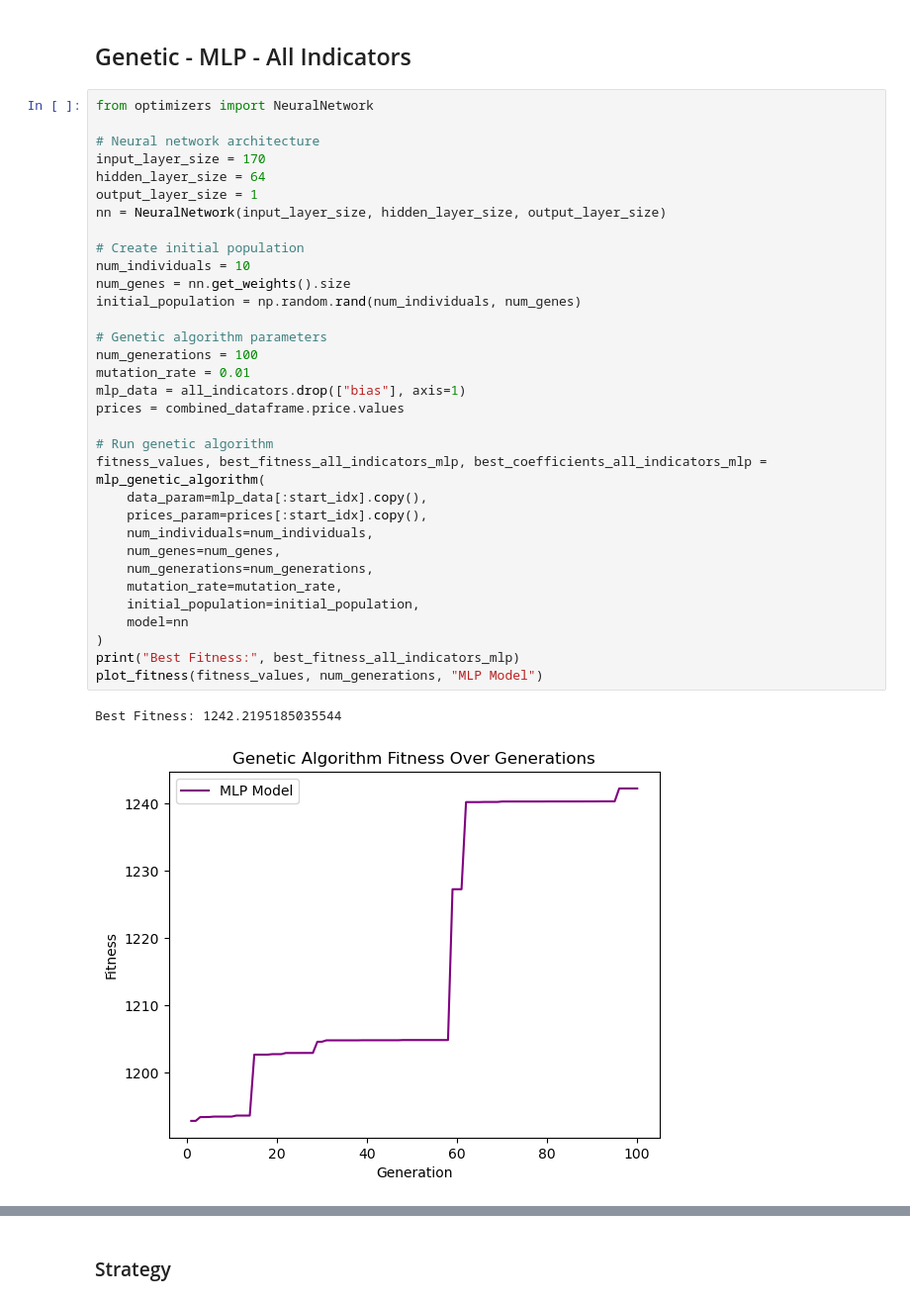
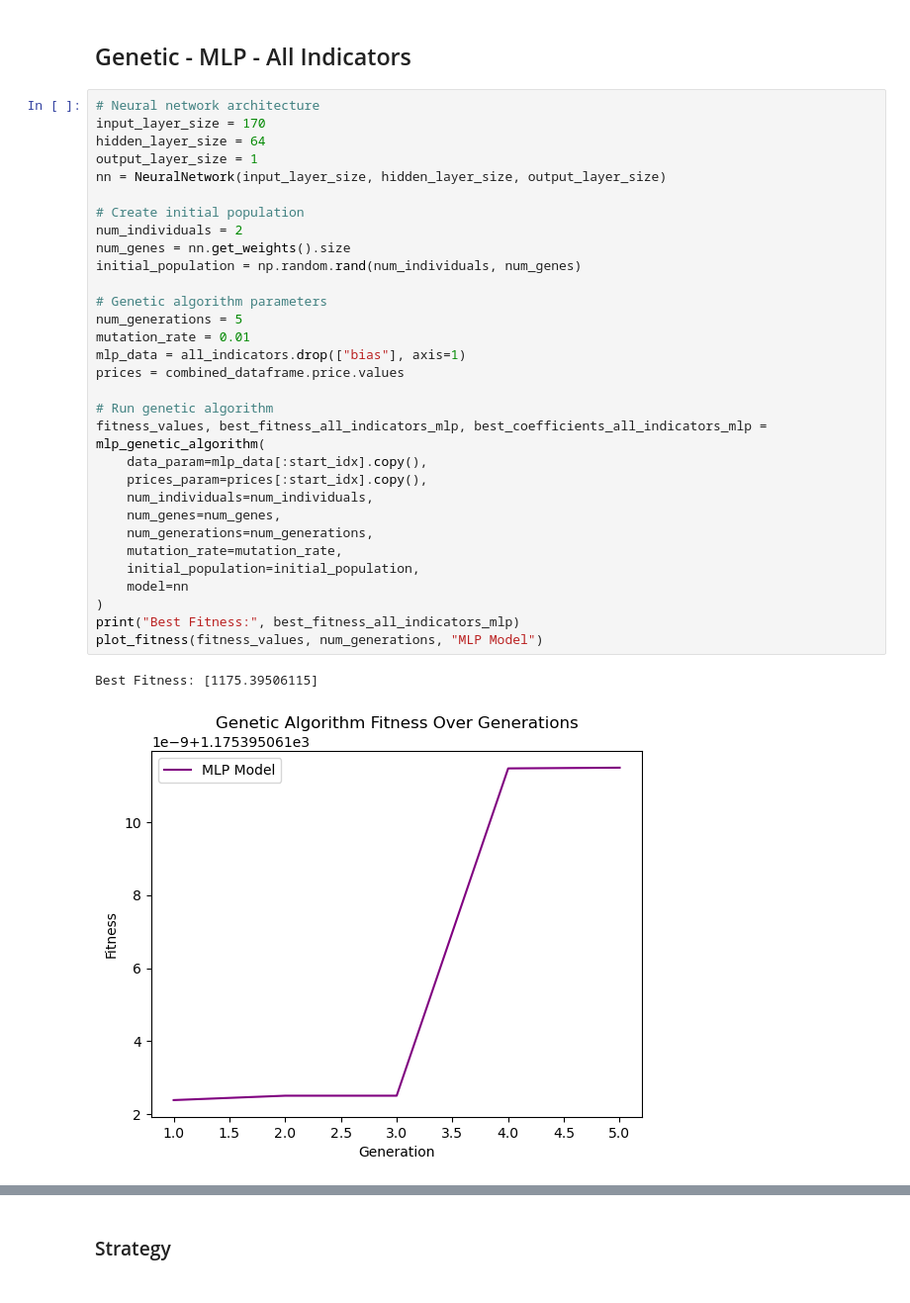
Before and after one commit to afsharino/Undergraduate-Capstone-Project, a Jupyter notebook: src/main.ipynb, the cells around one changed output, grey strips where cells are left out. Shown at 99% size. Cells and saved outputs as stored; diff of their text form.

```diff
--- a/src/main.ipynb
+++ b/src/main.ipynb
@@ -1100,38 +1097,36 @@ subplot("Fearandgreed", uptrend_data, sideway_data, downtrend_data)
 # %% [markdown]
 ## Genetic - MLP - All Indicators
 # %%
-from optimizers import NeuralNetwork
-
 # Neural network architecture
 input_layer_size = 170
 hidden_layer_size = 64
 output_layer_size = 1
 nn = NeuralNetwork(input_layer_size, hidden_layer_size, output_layer_size)
 
 # Create initial population
-num_individuals = 10
+num_individuals = 2
 num_genes = nn.get_weights().size
 initial_population = np.random.rand(num_individuals, num_genes)
 
 # Genetic algorithm parameters
-num_generations = 100
+num_generations = 5
 mutation_rate = 0.01
 mlp_data = all_indicators.drop(["bias"], axis=1)
 prices = combined_dataframe.price.values
 
 # Run genetic algorithm
 fitness_values, best_fitness_all_indicators_mlp, best_coefficients_all_indicators_mlp = mlp_genetic_algorithm(
     data_param=mlp_data[:start_idx].copy(),
     prices_param=prices[:start_idx].copy(),
     num_individuals=num_individuals,
     num_genes=num_genes,
     num_generations=num_generations,
     mutation_rate=mutation_rate,
     initial_population=initial_population,
     model=nn
 )
 print("Best Fitness:", best_fitness_all_indicators_mlp)
 plot_fitness(fitness_values, num_generations, "MLP Model")
 # %% [output]
-Best Fitness: 1242.2195185035544
+Best Fitness: [1175.39506115]
-[figure, old version]
+[figure, new version]
```
Also changed, not shown: parts of 4 cells of this notebook, 1 other file.
